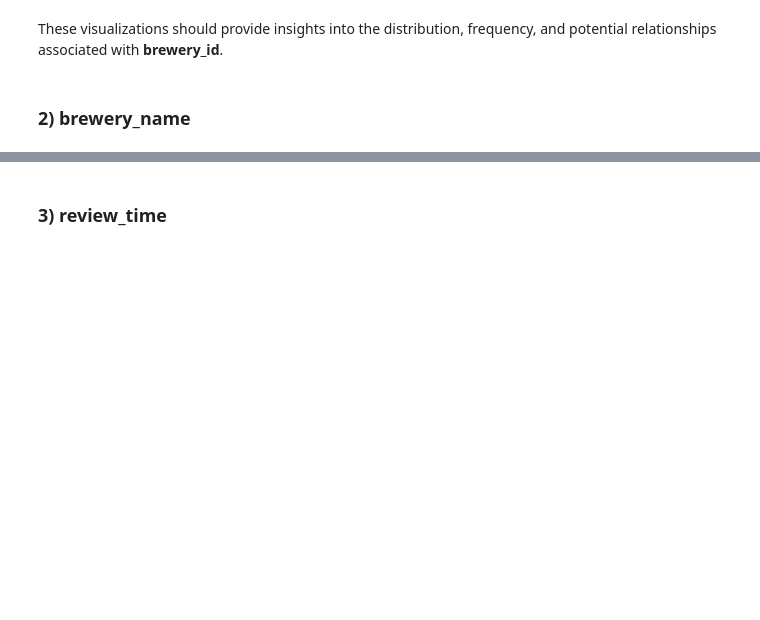
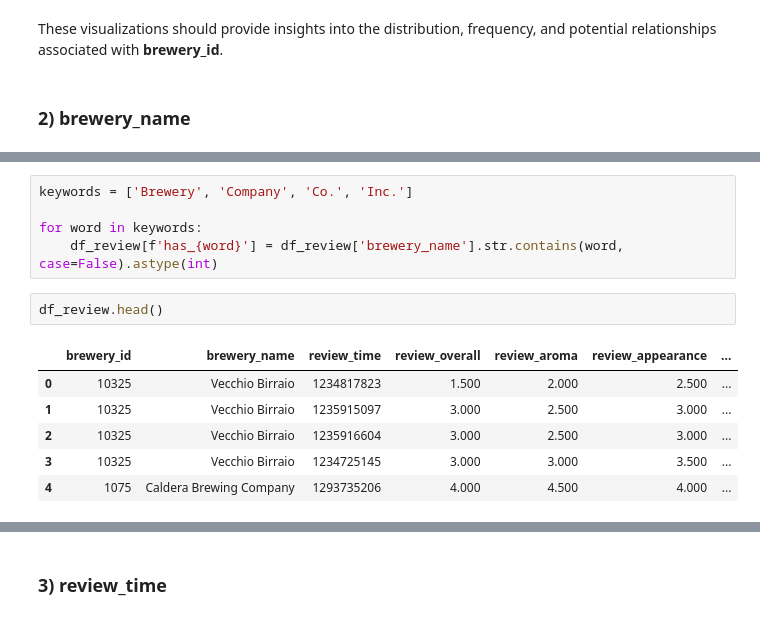
Before and after one commit to MEnesAkpinar/Beer_Advocate_Project, a Jupyter notebook: Beer_Advocate_Project.ipynb, the cells around one changed output, grey strips where cells are left out. Saved outputs shown, nothing was run; the diff lists cells and outputs as text; blank space fills up the shorter version.

```diff
--- a/Beer_Advocate_Project.ipynb
+++ b/Beer_Advocate_Project.ipynb
@@ -318,0 +345,14 @@ These visualizations should provide insights into the distribution, frequency, a
+# %%
+keywords = ['Brewery', 'Company', 'Co.', 'Inc.']
+
+for word in keywords:
+    df_review[f'has_{word}'] = df_review['brewery_name'].str.contains(word, case=False).astype(int)
+# %%
+df_review.head()
+# %% [output]
+|  | brewery_id | brewery_name | review_time | review_overall | review_aroma | review_appearance | ... |
+| 0 | 10325 | Vecchio Birraio | 1234817823 | 1.500 | 2.000 | 2.500 | ... |
+| 1 | 10325 | Vecchio Birraio | 1235915097 | 3.000 | 2.500 | 3.000 | ... |
+| 2 | 10325 | Vecchio Birraio | 1235916604 | 3.000 | 2.500 | 3.000 | ... |
+| 3 | 10325 | Vecchio Birraio | 1234725145 | 3.000 | 3.000 | 3.500 | ... |
+| 4 | 1075 | Caldera Brewing Company | 1293735206 | 4.000 | 4.500 | 4.000 | ... |
```
Also changed, not shown: parts of 5 cells of this notebook.
